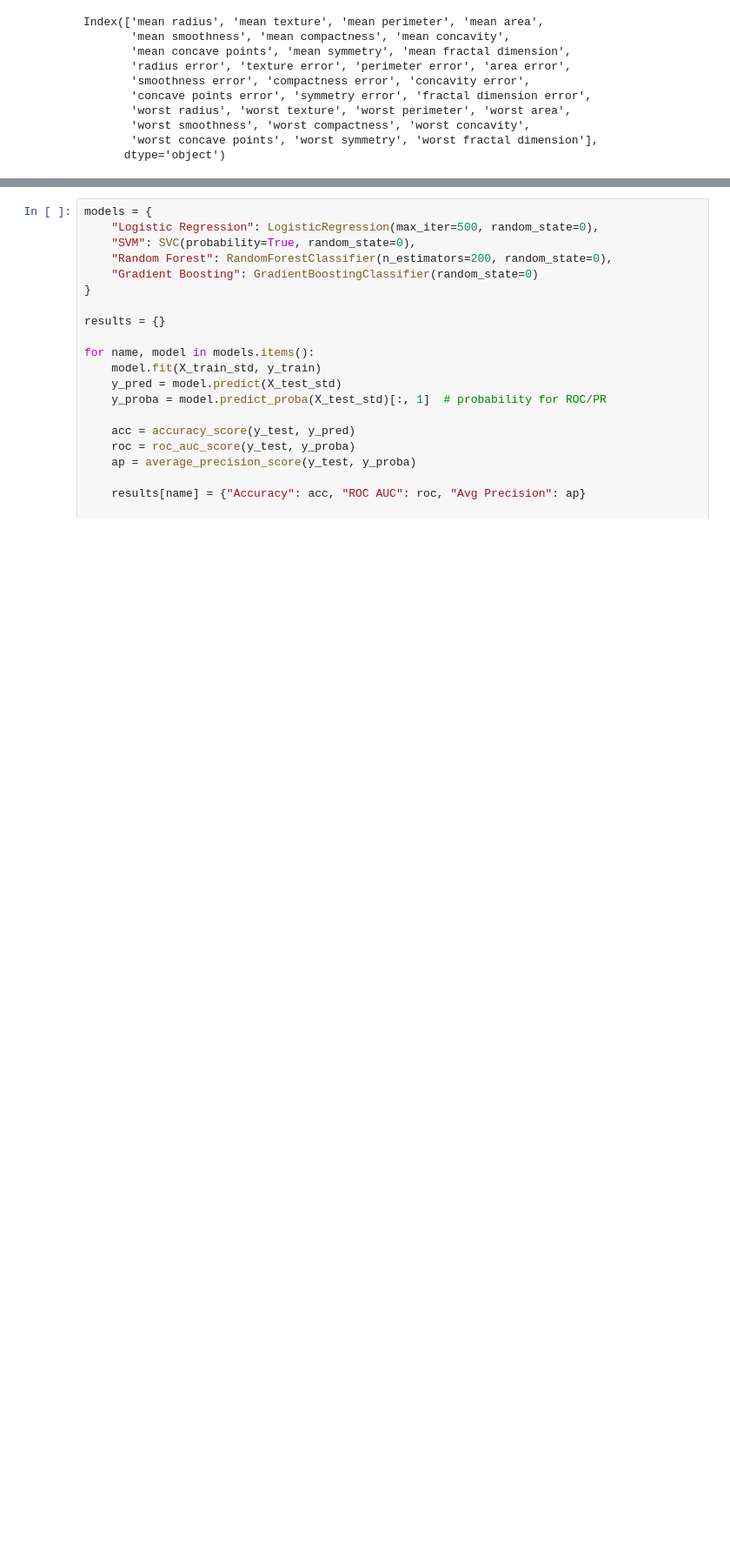
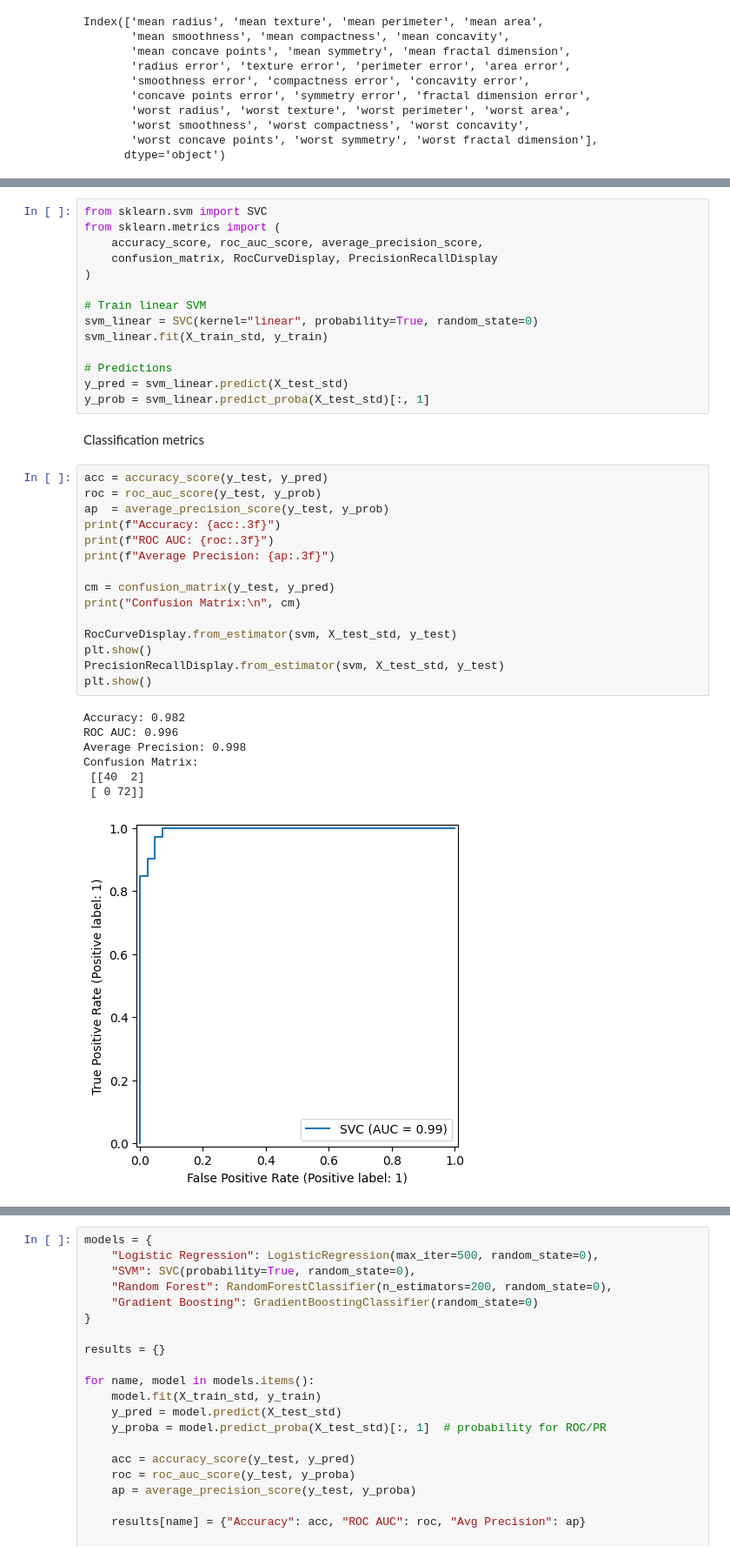
Before and after one commit to deskk/MIS_project1, a Jupyter notebook: project1.ipynb, the cells around one changed output, grey strips where cells are left out. Shown at 87% size. Drawn from its saved outputs; the diff is of its cells as text; blank space fills up the shorter version.

```diff
--- a/project1.ipynb
+++ b/project1.ipynb
@@ -185,0 +188,39 @@ Index(['mean radius', 'mean texture', 'mean perimeter', 'mean area',
+# %%
+from sklearn.svm import SVC
+from sklearn.metrics import (
+    accuracy_score, roc_auc_score, average_precision_score,
+    confusion_matrix, RocCurveDisplay, PrecisionRecallDisplay
+)
+
+# Train linear SVM
+svm_linear = SVC(kernel="linear", probability=True, random_state=0)
+svm_linear.fit(X_train_std, y_train)
+
+# Predictions
+y_pred = svm_linear.predict(X_test_std)
+y_prob = svm_linear.predict_proba(X_test_std)[:, 1]
+# %% [markdown]
+Classification metrics
+# %%
+acc = accuracy_score(y_test, y_pred)
+roc = roc_auc_score(y_test, y_prob)
+ap  = average_precision_score(y_test, y_prob)
+print(f"Accuracy: {acc:.3f}")
+print(f"ROC AUC: {roc:.3f}")
+print(f"Average Precision: {ap:.3f}")
+
+cm = confusion_matrix(y_test, y_pred)
+print("Confusion Matrix:\n", cm)
+
+RocCurveDisplay.from_estimator(svm, X_test_std, y_test)
+plt.show()
+PrecisionRecallDisplay.from_estimator(svm, X_test_std, y_test)
+plt.show()
+# %% [output]
+Accuracy: 0.982
+ROC AUC: 0.996
+Average Precision: 0.998
+Confusion Matrix:
+ [[40  2]
+ [ 0 72]]
+[figure, added]
```
Also changed, not shown: parts of 8 cells of this notebook.
